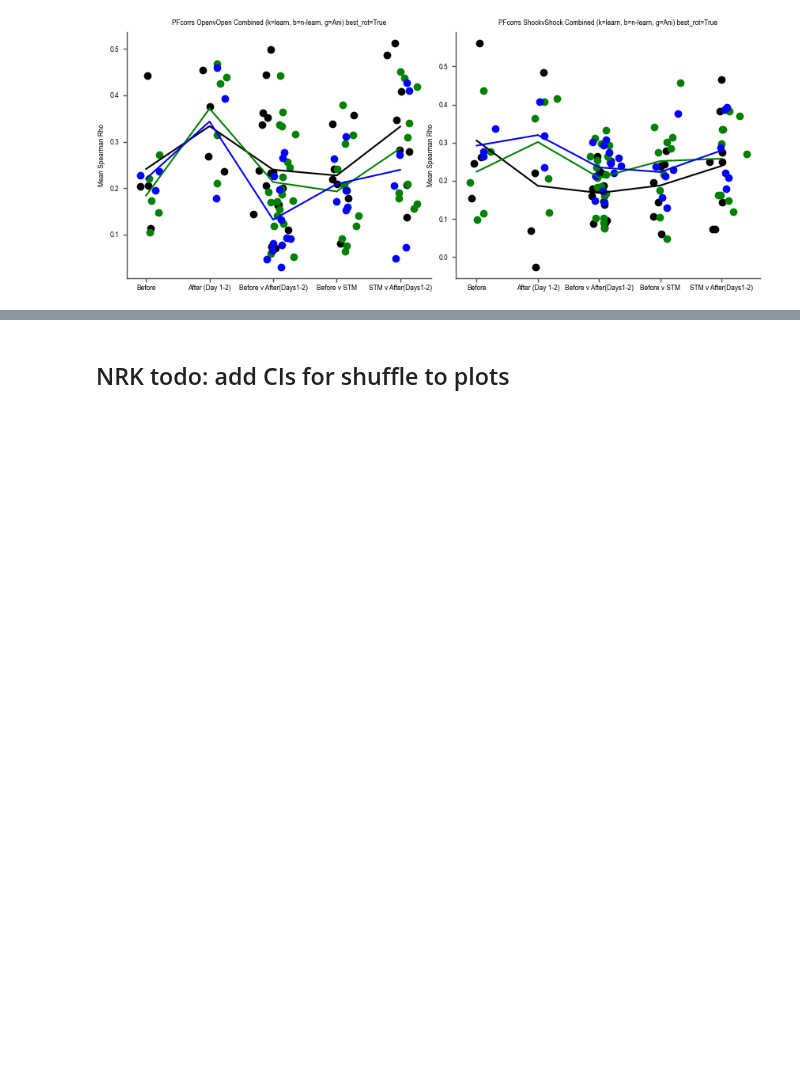
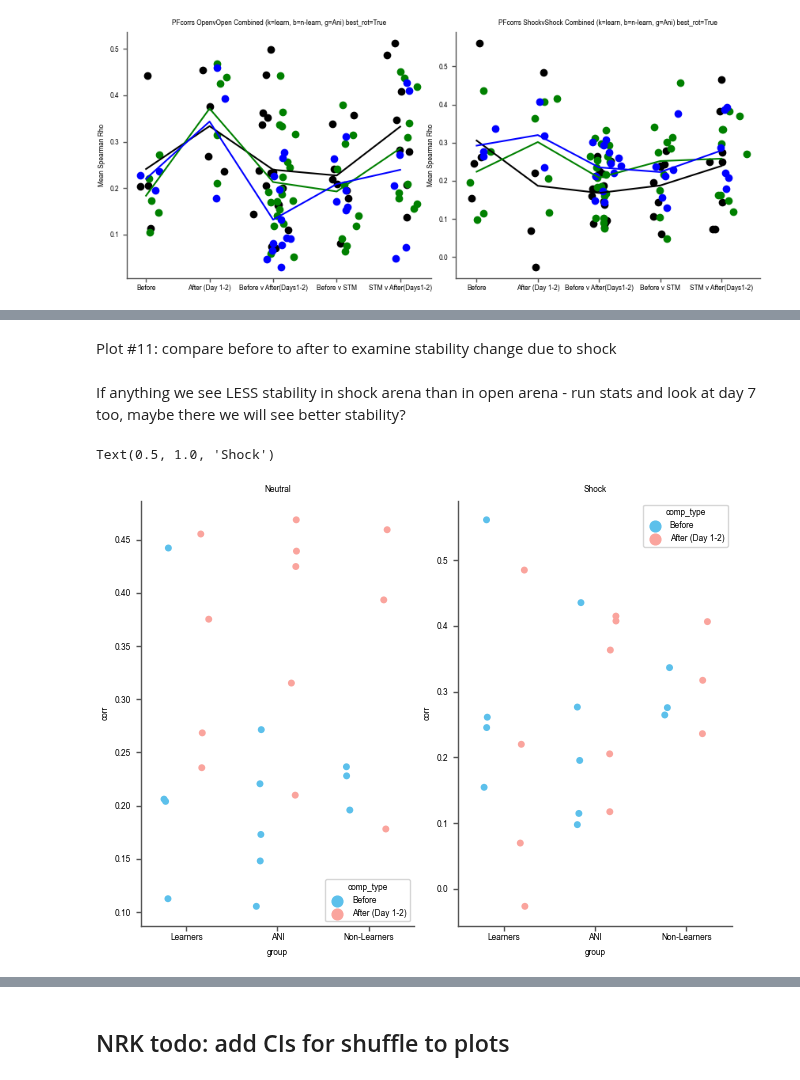
Before and after one commit to nkinsky/Eraser, a Jupyter notebook: Notebooks/Figure2_and_S4.ipynb, the cells around one changed output, grey strips where cells are left out. Saved outputs shown, nothing was run; the diff lists cells and outputs as text; code cells hidden in the pictures; blank space fills up the shorter version.

Commit message:
merge and renanme figure notebook

```diff
--- a/Notebooks/Figure2_and_S4.ipynb
+++ b/Notebooks/Figure2_and_S4.ipynb
@@ -506,0 +510,16 @@ for a, comp_type in zip([ax_bef_comb, ax_aft_comb, ax_ba_comb, ax_bstm_comb, ax_
+# %% [markdown]
+Plot #11: compare before to after to examine stability change due to shock
+# %% [markdown]
+If anything we see LESS stability in shock arena than in open arena - run stats and look at day 7 too, maybe there we will see better stability?
+# %%
+_, ax = plt.subplots(1, 2)
+bef_aft_df = corr_df[(corr_df['comp_type'] == 'Before') | (corr_df['comp_type'] == 'After (Day 1-2)')]
+sns.stripplot(data=bef_aft_df[bef_aft_df['arena'] == 'Neutral'],
+              x='group', y='corr', hue='comp_type', dodge=True, ax=ax[0])
+ax[0].set_title("Neutral")
+sns.stripplot(data=bef_aft_df[bef_aft_df['arena'] == 'Shock'],
+              x='group', y='corr', hue='comp_type', dodge=True, ax=ax[1])
+ax[1].set_title("Shock")
+# %% [output]
+Text(0.5, 1.0, 'Shock')
+[figure, added]
```
Also changed, not shown: parts of 18 cells of this notebook, 2 other files.
